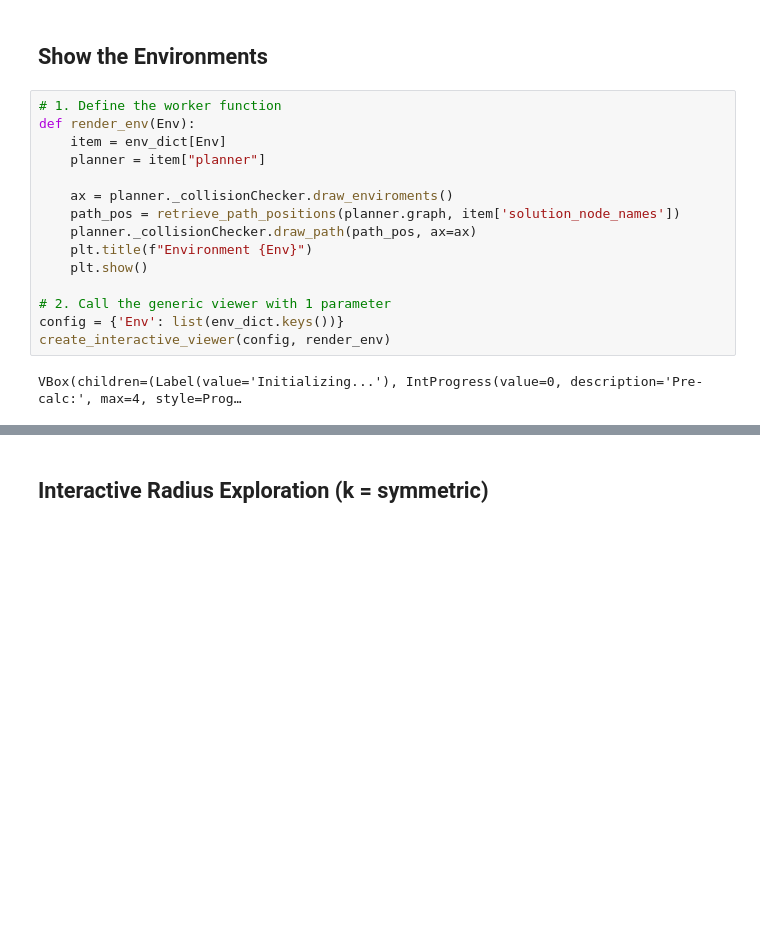
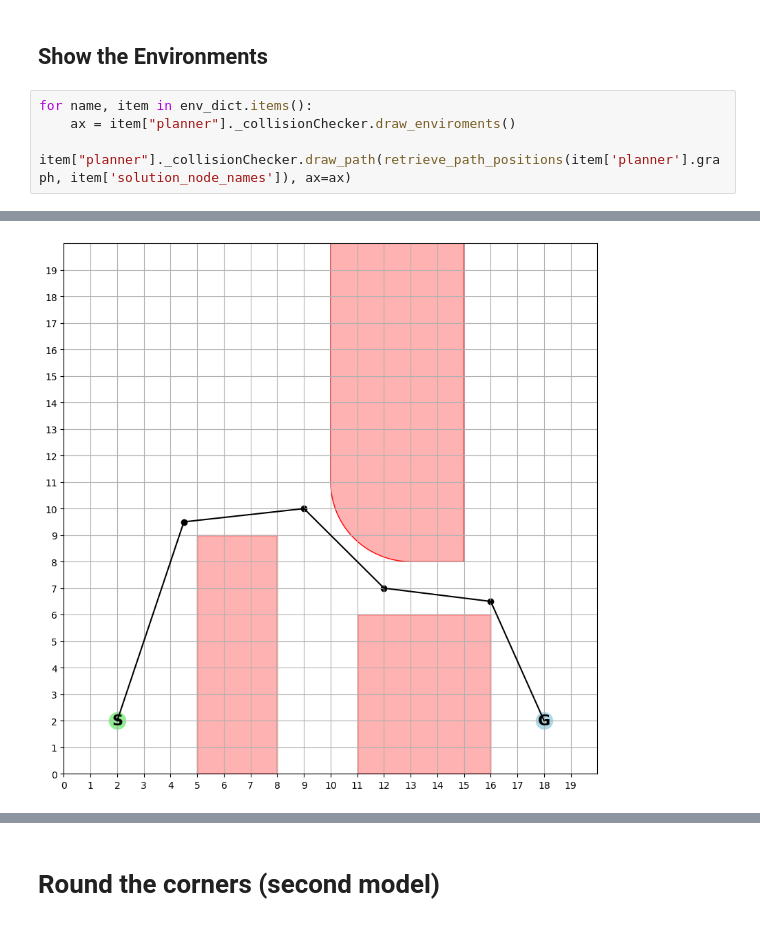
Before and after one commit to Nico-Sander/robotprogramming-project-2526, a Jupyter notebook: src/main.ipynb, the cells around one changed output, grey strips where cells are left out. Saved outputs shown, nothing was run; the diff lists cells and outputs as text; blank space fills up the shorter version.

```diff
--- a/src/main.ipynb
+++ b/src/main.ipynb
@@ -78,19 +90,7 @@ for name, item in env_dict.items():
 # %% [markdown]
 ## Show the Environments
 # %%
-# 1. Define the worker function
-def render_env(Env):
-    item = env_dict[Env]
-    planner = item["planner"]
-
-    ax = planner._collisionChecker.draw_enviroments()
-    path_pos = retrieve_path_positions(planner.graph, item['solution_node_names'])
-    planner._collisionChecker.draw_path(path_pos, ax=ax)
-    plt.title(f"Environment {Env}")
-    plt.show()
-
-# 2. Call the generic viewer with 1 parameter
-config = {'Env': list(env_dict.keys())}
-create_interactive_viewer(config, render_env)
+for name, item in env_dict.items():
+    ax = item["planner"]._collisionChecker.draw_enviroments()
+    item["planner"]._collisionChecker.draw_path(retrieve_path_positions(item['planner'].graph, item['solution_node_names']), ax=ax)
 # %% [output]
-VBox(children=(Label(value='Initializing...'), IntProgress(value=0, description='Pre-calc:', max=4, style=Prog…
@@ -98,0 +97 @@ VBox(children=(Label(value='Initializing...'), IntProgress(value=0, description=
+[figure, added]
@@ -99,2 +101,2 @@ VBox(children=(Label(value='Initializing...'), IntProgress(value=0, description=
 # %% [markdown]
-## Interactive Radius Exploration (k = symmetric)
+# Round the corners (second model)
```
Also changed, not shown: parts of 15 cells of this notebook.
